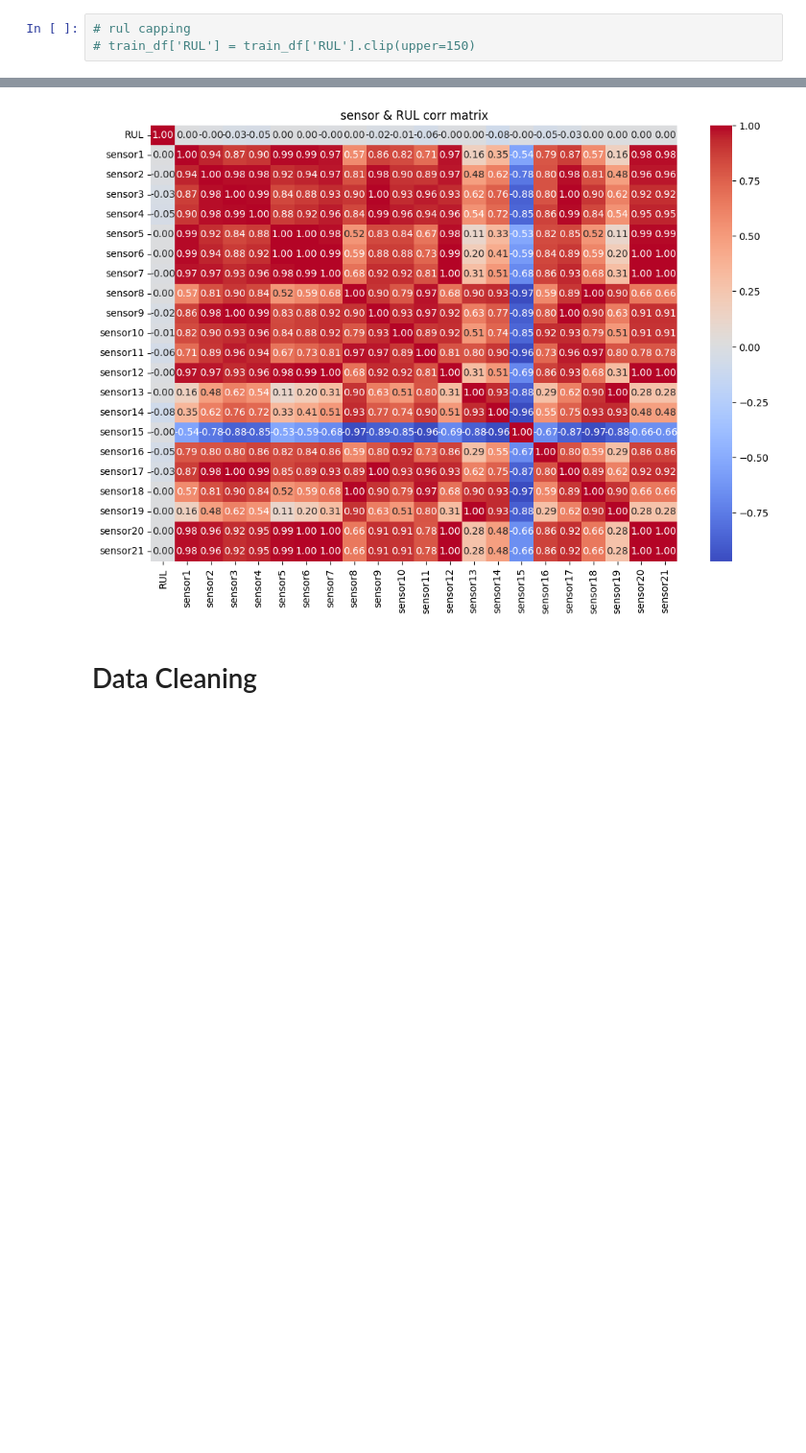
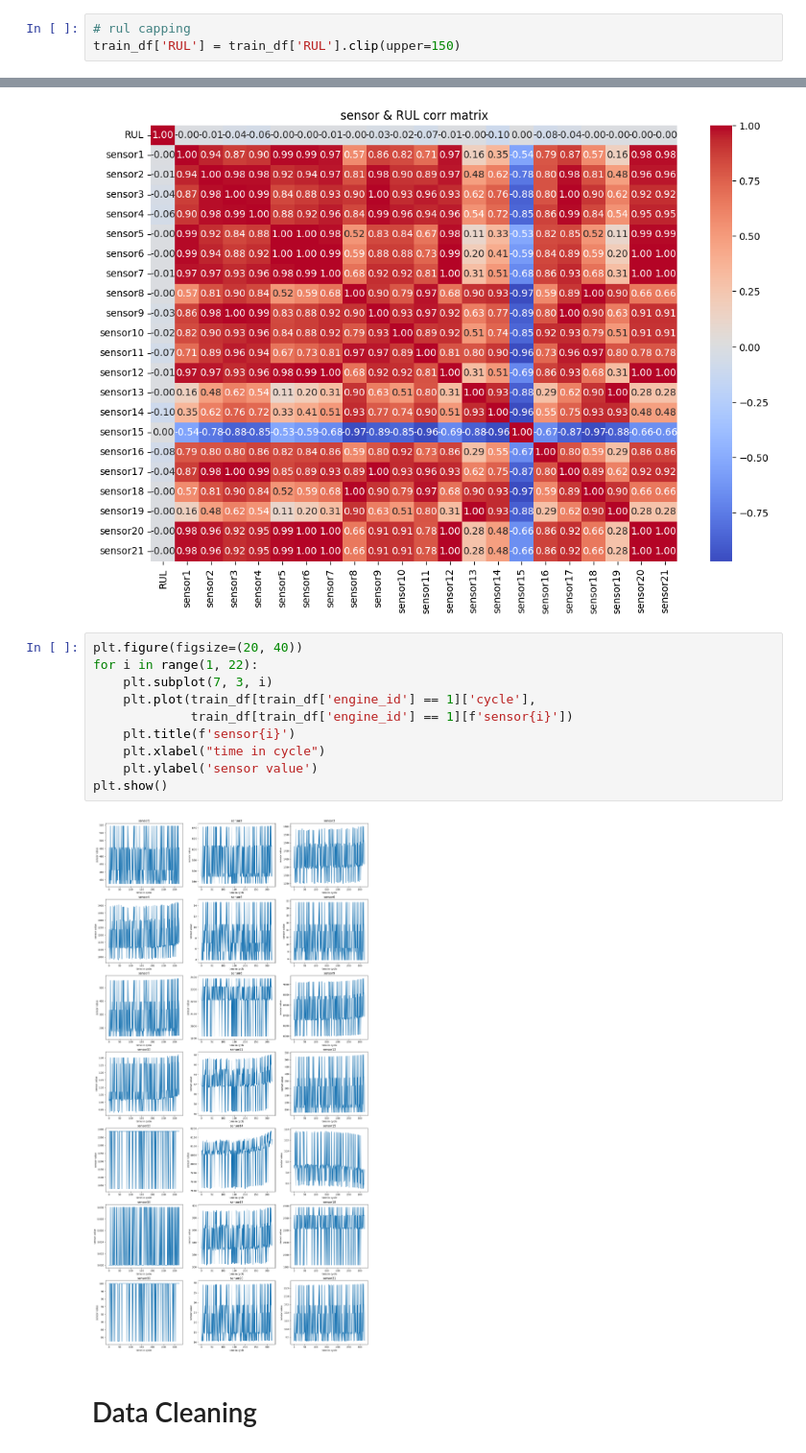
Before and after one commit to Lord-Mahdi1383/nasa-turbofan-degradation-prediction, a Jupyter notebook: turbofan_degradation_FD004.ipynb, the cells around one changed output, grey strips where cells are left out. Shown at 96% size. Saved outputs shown, nothing was run; the diff lists cells and outputs as text; blank space fills up the shorter version.

```diff
--- a/turbofan_degradation_FD004.ipynb
+++ b/turbofan_degradation_FD004.ipynb
@@ -80,7 +80,7 @@ train_df['RUL'] = train_df['max_cycle'] - train_df['cycle']
 train_df = train_df.drop(columns=['max_cycle'])
 # %%
 # rul capping
-# train_df['RUL'] = train_df['RUL'].clip(upper=150)
+train_df['RUL'] = train_df['RUL'].clip(upper=150)
 # %% [markdown]
 # EDA
 # %%
@@ -159,6 +159,18 @@ plt.title("sensor & RUL corr matrix")
 plt.show()
 # %% [output]
 [figure]
+# %%
+plt.figure(figsize=(20, 40))
+for i in range(1, 22):
+    plt.subplot(7, 3, i)
+    plt.plot(train_df[train_df['engine_id'] == 1]['cycle'],
+             train_df[train_df['engine_id'] == 1][f'sensor{i}'])
+    plt.title(f'sensor{i}')
+    plt.xlabel("time in cycle")
+    plt.ylabel('sensor value')
+plt.show()
+# %% [output]
+[figure, added]
 # %% [markdown]
 # Data Cleaning
 # %%
```
Also changed, not shown: parts of 7 cells of this notebook, 2 other files.
